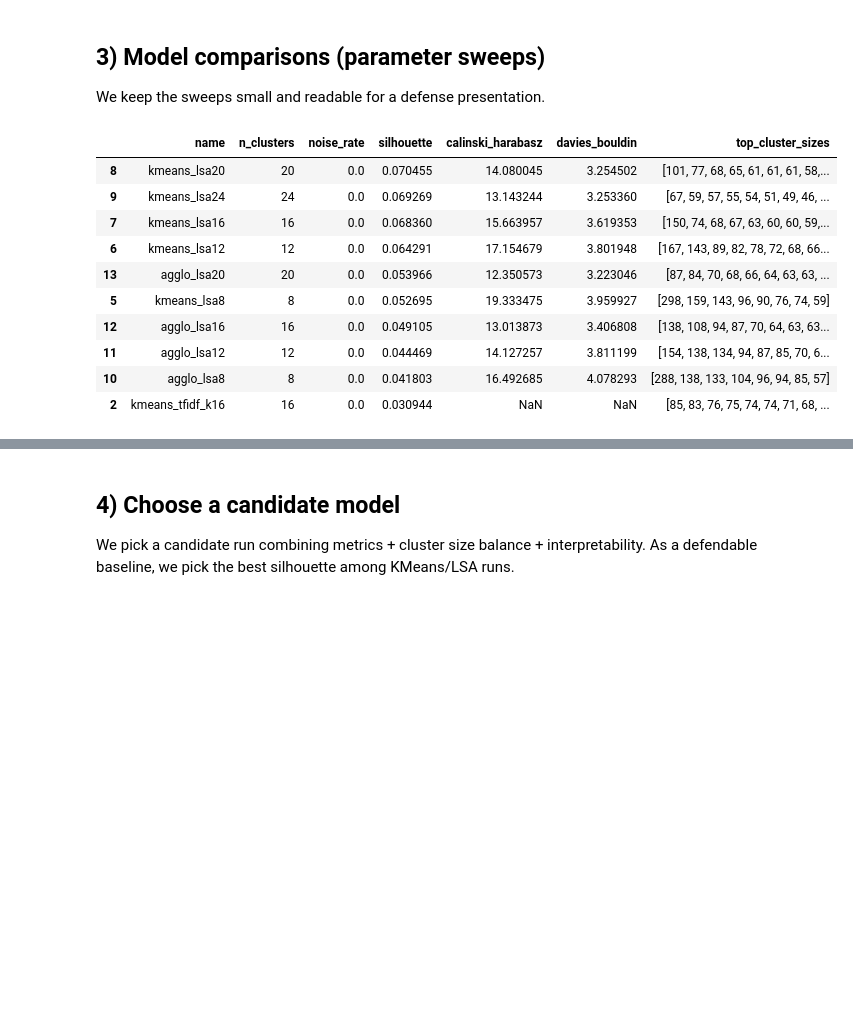
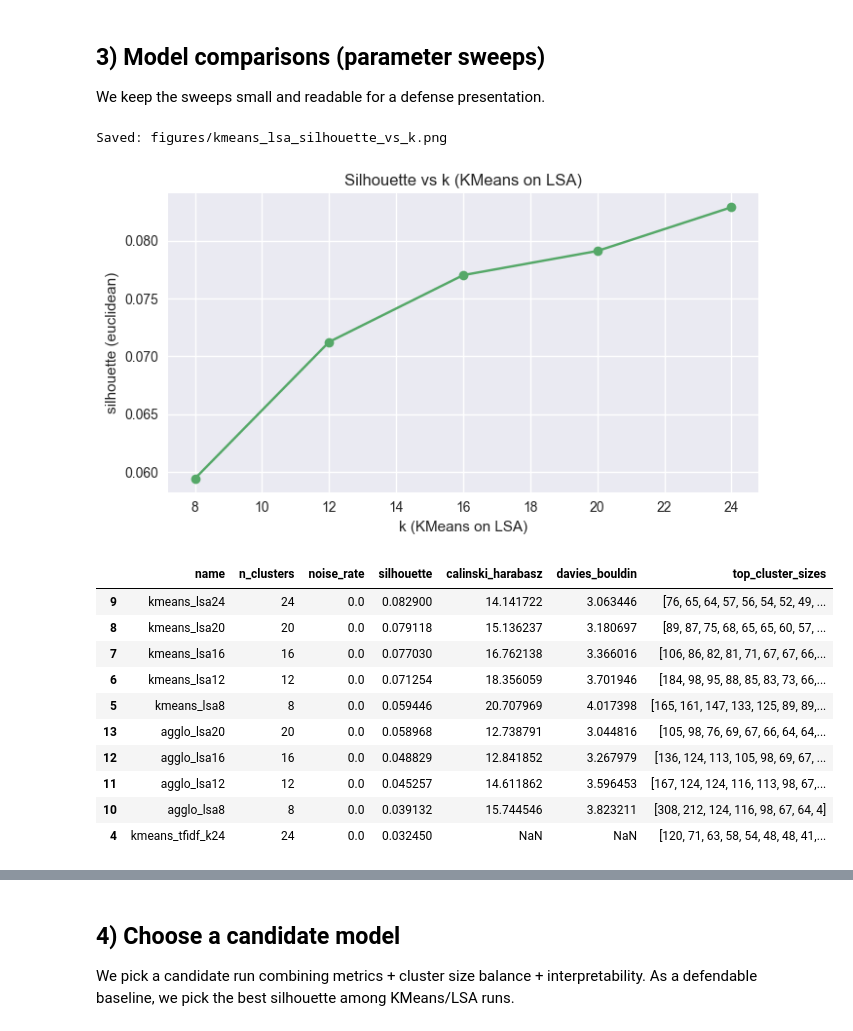
Before and after one commit to Zertrox123/cvrie, a Jupyter notebook: unsupervised/02_vectorization_clustering.ipynb, the cells around one changed output, grey strips where cells are left out. Cells and saved outputs as stored; diff of their text form; code cells hidden in the pictures; blank space fills up the shorter version.

```diff
--- a/unsupervised/02_vectorization_clustering.ipynb
+++ b/unsupervised/02_vectorization_clustering.ipynb
@@ -67,13 +87,18 @@ We compare feature extraction approaches using only sklearn tools (per subject c
 # %%
-texts = df["testimony_clean"].astype(str).tolist()
+idx = np.arange(len(df))
+train_idx, test_idx = train_test_split(idx, test_size=TEST_SIZE, random_state=RNG)
+texts_train = df.iloc[train_idx]["testimony_clean"].astype(str).tolist()
+texts_all = df["testimony_clean"].astype(str).tolist()
 
 tfidf = TfidfVectorizer(
-    stop_words="english",
+    stop_words=STOP_WORDS,
     ngram_range=(1, 2),
     min_df=2,
     max_df=0.90,
 )
+tfidf.fit(texts_train)
+X_tfidf = tfidf.transform(texts_all)
 
-X_tfidf = tfidf.fit_transform(texts)
+print(f"rows={len(df)} | train={len(train_idx)} test={len(test_idx)} | tfidf {X_tfidf.shape}")
 X_tfidf.shape
 # %% [output]
@@ -84,6 +110,22 @@ lsa = make_pipeline(
     TruncatedSVD(n_components=SVD_DIMS, random_state=42),
     Normalizer(copy=False),
 )
-X_lsa = lsa.fit_transform(X_tfidf)
+X_tfidf_train = tfidf.transform(texts_train)
+lsa.fit(X_tfidf_train)
+X_lsa = lsa.transform(X_tfidf)
+
+svd = lsa.named_steps["truncatedsvd"]
+cumvar = np.cumsum(svd.explained_variance_ratio_)
+fig, ax = plt.subplots(1, 1, figsize=(8, 4))
+ax.plot(np.arange(1, len(cumvar) + 1), cumvar, color="#4C72B0", marker=".", markersize=4)
+ax.axhline(0.5, color="gray", linestyle="--", linewidth=1, label="50% variance")
+ax.set_xlabel("LSA component index")
+ax.set_ylabel("cumulative explained variance ratio")
+ax.set_title("LSA (SVD fit on train TF-IDF only)")
+ax.legend(loc="lower right")
+plt.tight_layout()
+save_current_fig("lsa_cumulative_variance.png")
+plt.show()
+
 X_lsa.shape
 # %% [output]
@@ -190,41 +234,57 @@ We keep the sweeps small and readable for a defense presentation.
 # %%
 results: list[RunResult] = []
 
 # KMeans on TF-IDF (sparse)
 for k in [8, 12, 16, 20, 24]:
     km = KMeans(n_clusters=k, n_init=20, random_state=42)
     results.append(run_and_score(f"kmeans_tfidf_k{k}", km, X_tfidf, silhouette_metric="cosine"))
 
 # KMeans on LSA (dense)
 for k in [8, 12, 16, 20, 24]:
     km = KMeans(n_clusters=k, n_init=20, random_state=42)
     results.append(run_and_score(f"kmeans_lsa{k}", km, X_lsa, silhouette_metric="euclidean"))
 
 # Agglomerative on LSA
 for k in [8, 12, 16, 20]:
     agg = AgglomerativeClustering(n_clusters=k, linkage="average", metric="euclidean")
     results.append(run_and_score(f"agglo_lsa{k}", agg, X_lsa, silhouette_metric="euclidean"))
 
 # DBSCAN on LSA
 for eps in [0.30, 0.35, 0.40]:
     for min_s in [5, 10]:
         dbs = DBSCAN(eps=eps, min_samples=min_s, metric="euclidean")
         results.append(run_and_score(f"dbscan_lsa_eps{eps}_min{min_s}", dbs, X_lsa, silhouette_metric="euclidean"))
 
 res_df = results_to_df(results)
-res_df.sort_values(["silhouette"], ascending=False).head(10)
+display_top = res_df.sort_values(["silhouette"], ascending=False).head(10)
+
+_km_lsa = res_df[res_df["name"].str.startswith("kmeans_lsa")].copy()
+_km_lsa["k"] = _km_lsa["name"].str.replace("kmeans_lsa", "", regex=False).astype(int)
+_km_lsa = _km_lsa.sort_values("k")
+fig, ax = plt.subplots(1, 1, figsize=(7, 4))
+ax.plot(_km_lsa["k"], _km_lsa["silhouette"], marker="o", color="#55A868")
+ax.set_xlabel("k (KMeans on LSA)")
+ax.set_ylabel("silhouette (euclidean)")
+ax.set_title("Silhouette vs k (KMeans on LSA)")
+plt.tight_layout()
+save_current_fig("kmeans_lsa_silhouette_vs_k.png")
+plt.show()
+
+display_top
 # %% [output]
+Saved: figures/kmeans_lsa_silhouette_vs_k.png
+[figure, added]
 |  | name | n_clusters | noise_rate | silhouette | calinski_harabasz | davies_bouldin | top_cluster_sizes |
-| 8 | kmeans_lsa20 | 20 | 0.0 | 0.070455 | 14.080045 | 3.254502 | [101, 77, 68, 65, 61, 61, 61, 58,... |
-| 9 | kmeans_lsa24 | 24 | 0.0 | 0.069269 | 13.143244 | 3.253360 | [67, 59, 57, 55, 54, 51, 49, 46, ... |
-| 7 | kmeans_lsa16 | 16 | 0.0 | 0.068360 | 15.663957 | 3.619353 | [150, 74, 68, 67, 63, 60, 60, 59,... |
-| 6 | kmeans_lsa12 | 12 | 0.0 | 0.064291 | 17.154679 | 3.801948 | [167, 143, 89, 82, 78, 72, 68, 66... |
-| 13 | agglo_lsa20 | 20 | 0.0 | 0.053966 | 12.350573 | 3.223046 | [87, 84, 70, 68, 66, 64, 63, 63, ... |
-| 5 | kmeans_lsa8 | 8 | 0.0 | 0.052695 | 19.333475 | 3.959927 | [298, 159, 143, 96, 90, 76, 74, 59] |
-| 12 | agglo_lsa16 | 16 | 0.0 | 0.049105 | 13.013873 | 3.406808 | [138, 108, 94, 87, 70, 64, 63, 63... |
-| 11 | agglo_lsa12 | 12 | 0.0 | 0.044469 | 14.127257 | 3.811199 | [154, 138, 134, 94, 87, 85, 70, 6... |
-| 10 | agglo_lsa8 | 8 | 0.0 | 0.041803 | 16.492685 | 4.078293 | [288, 138, 133, 104, 96, 94, 85, 57] |
-| 2 | kmeans_tfidf_k16 | 16 | 0.0 | 0.030944 | NaN | NaN | [85, 83, 76, 75, 74, 74, 71, 68, ... |
+| 9 | kmeans_lsa24 | 24 | 0.0 | 0.082900 | 14.141722 | 3.063446 | [76, 65, 64, 57, 56, 54, 52, 49, ... |
+| 8 | kmeans_lsa20 | 20 | 0.0 | 0.079118 | 15.136237 | 3.180697 | [89, 87, 75, 68, 65, 65, 60, 57, ... |
+| 7 | kmeans_lsa16 | 16 | 0.0 | 0.077030 | 16.762138 | 3.366016 | [106, 86, 82, 81, 71, 67, 67, 66,... |
+| 6 | kmeans_lsa12 | 12 | 0.0 | 0.071254 | 18.356059 | 3.701946 | [184, 98, 95, 88, 85, 83, 73, 66,... |
+| 5 | kmeans_lsa8 | 8 | 0.0 | 0.059446 | 20.707969 | 4.017398 | [165, 161, 147, 133, 125, 89, 89,... |
+| 13 | agglo_lsa20 | 20 | 0.0 | 0.058968 | 12.738791 | 3.044816 | [105, 98, 76, 69, 67, 66, 64, 64,... |
+| 12 | agglo_lsa16 | 16 | 0.0 | 0.048829 | 12.841852 | 3.267979 | [136, 124, 113, 105, 98, 69, 67, ... |
+| 11 | agglo_lsa12 | 12 | 0.0 | 0.045257 | 14.611862 | 3.596453 | [167, 124, 124, 116, 113, 98, 67,... |
+| 10 | agglo_lsa8 | 8 | 0.0 | 0.039132 | 15.744546 | 3.823211 | [308, 212, 124, 116, 98, 67, 64, 4] |
+| 4 | kmeans_tfidf_k24 | 24 | 0.0 | 0.032450 | NaN | NaN | [120, 71, 63, 58, 54, 48, 48, 41,... |
 # %%
 fig, ax = plt.subplots(1, 1, figsize=(10, 4))
 tmp = res_df.dropna(subset=["silhouette"]).sort_values("silhouette", ascending=False).head(15)
```
Also changed, not shown: parts of 13 cells of this notebook, 1 other file.
